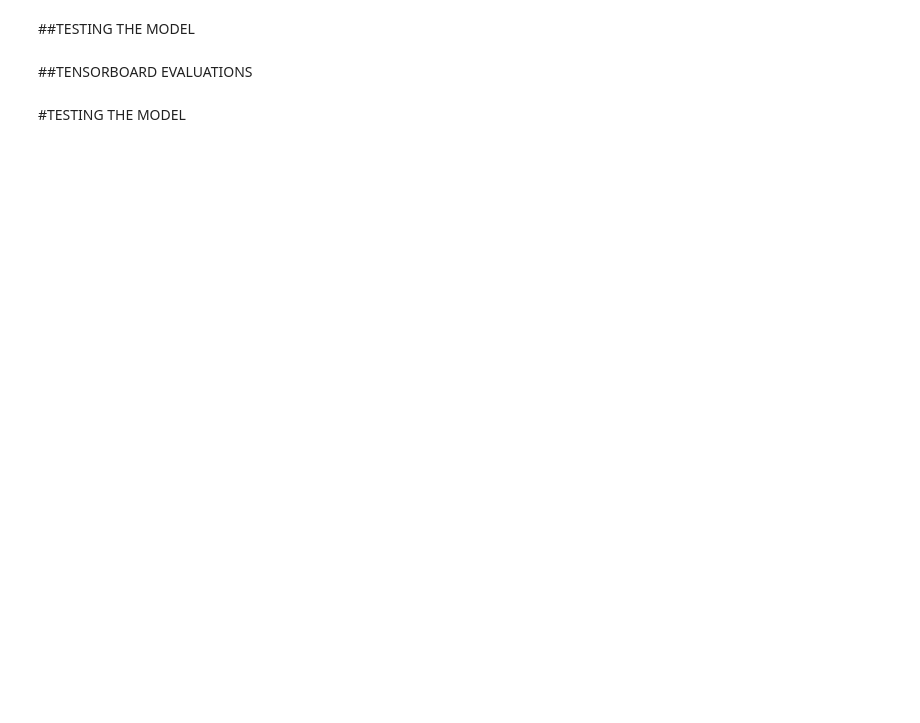
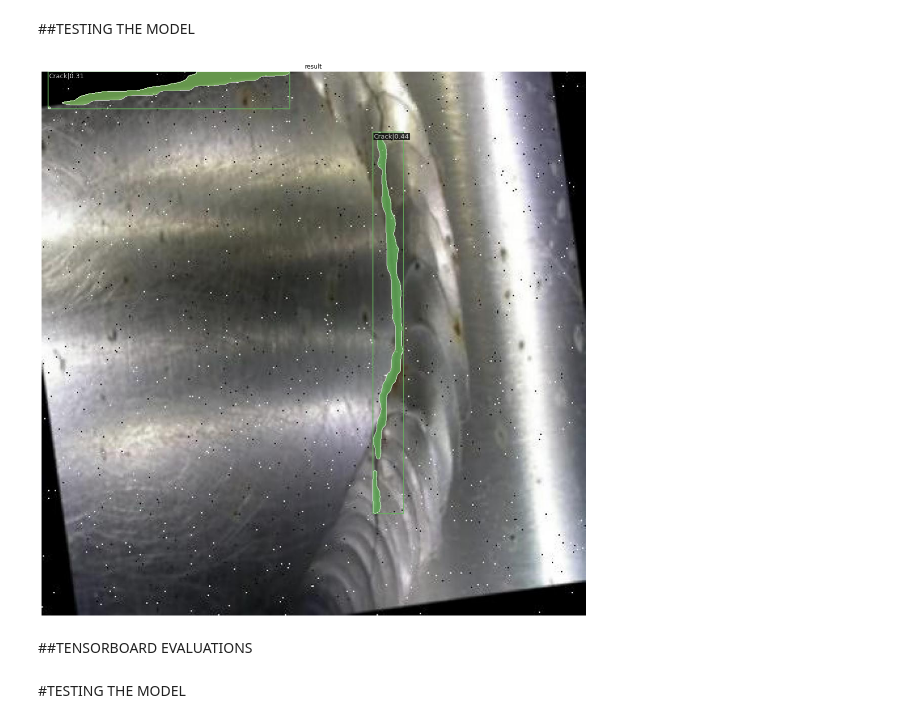
Before and after one commit to nnilayy/Instance-Segmentation, a Jupyter notebook: Instance_Segmentation.ipynb, the cells around one changed output. Cells and saved outputs as stored; diff of their text form; code cells hidden in the pictures; blank space fills up the shorter version.

```diff
--- a/Instance_Segmentation.ipynb
+++ b/Instance_Segmentation.ipynb
@@ -106,10 +111,10 @@ from mmdet.apis import inference_detector, show_result_pyplot
 
 * Get any model configs from this link: /content/mmdetection/configs
 # %%
-config="/content/mmdetection/configs/point_rend/point_rend_r50_caffe_fpn_mstrain_3x_coco.py"
+config="/content/mmdetection/configs/carafe/mask_rcnn_r50_fpn_carafe_1x_coco.py"
 cfg = Config.fromfile(config)
 # USE THE MODEL FILES TO TRAIN BETTER AND QUICKER
-cfg.load_from="/content/model_weights/point_rend_r50_caffe_fpn_mstrain_3x_coco_point_rend_r50_caffe_fpn_mstrain_3x_coco-e0ebb6b7.pth"
+cfg.load_from="/content/model_weights/mask_rcnn_r50_fpn_carafe_1x_coco_mask_rcnn_r50_fpn_carafe_1x_coco_bbox_mAP-0.393__segm_mAP-0.358_20200503_135957-8687f195.pth"
 print(f'Config:\n{cfg.pretty_text}')
 
 # carafe
@@ -144,16 +149,18 @@ print(f'Config:\n{cfg.pretty_text}')
 # %%
 #Change the number of classes in box head and mask head
 # cfg.model.bbox_head.num_classes = 1
+# cfg.model.mask_head.num_classes = 1
+# cfg.model.segm_head.num_classes = 1
 # cfg.model.rpn_head.num_classes = 1
 cfg.model.roi_head.bbox_head.num_classes = 1
 cfg.model.roi_head.mask_head.num_classes = 1
-cfg.model.roi_head.point_head.num_classes = 1
+# cfg.model.roi_head.point_head.num_classes = 1
 
 # The original learning rate (LR) is set for 8-GPU training.
 # We divide it by 8 since we only use one GPU.
 cfg.optimizer.lr = 0.02 /8
 cfg.lr_config.warmup = None
-cfg.runner.max_epochs=25
+cfg.runner.max_epochs=50
 cfg.log_config.interval = cfg.runner.max_epochs+1
 cfg.evaluation.interval = cfg.runner.max_epochs+1
 # Savepoint after mentioned intervals
@@ -247,11 +229,25 @@ index created!
 ##TESTING THE MODEL
 # %%
 # TESTING THE MODEL
-link="/content/steel_crack/train/images/1-s2-0-S0013794408003500-gr5_jpg.rf.0f1c8bc6734499b16d0b76e1d100c5fc.jpg"
+link="/content/2_jpeg_jpg.rf.b93cf3f2a4dd6034903d1feabd7e17d9.jpg"
 img = mmcv.imread(link)
 model.cfg = cfg
 result = inference_detector(model, img)
-show_result_pyplot(model, img, result,score_thr=0.0)
+show_result_pyplot(model, img, result,score_thr=0.2)
+
+# epoch_50_8_png_jpg.rf.01b4f594e3c0d205265ea99c63214be6:
+# /content/cracks/test/images/8_png_jpg.rf.01b4f594e3c0d205265ea99c63214be6.jpg
+
+# epoch_50_14_jpeg_jpg.rf.51d5ce01070b63b19497b0abc5c7cb2a
+# /content/cracks/test/images/14_jpeg_jpg.rf.51d5ce01070b63b19497b0abc5c7cb2a.jpg
+
+# epoch_50_28_png_jpg.rf.17ddb4cdf801d16e089cba4bd4efc3f2
+# /content/28_png_jpg.rf.17ddb4cdf801d16e089cba4bd4efc3f2.jpg
+
+# epoch_50_2_jpeg_jpg.rf.b93cf3f2a4dd6034903d1feabd7e17d9
+# /content/2_jpeg_jpg.rf.b93cf3f2a4dd6034903d1feabd7e17d9.jpg
+# %% [output]
+[figure, added]
 # %% [markdown]
 ##TENSORBOARD EVALUATIONS
 # %%
```
Also changed, not shown: parts of 4 cells of this notebook.
